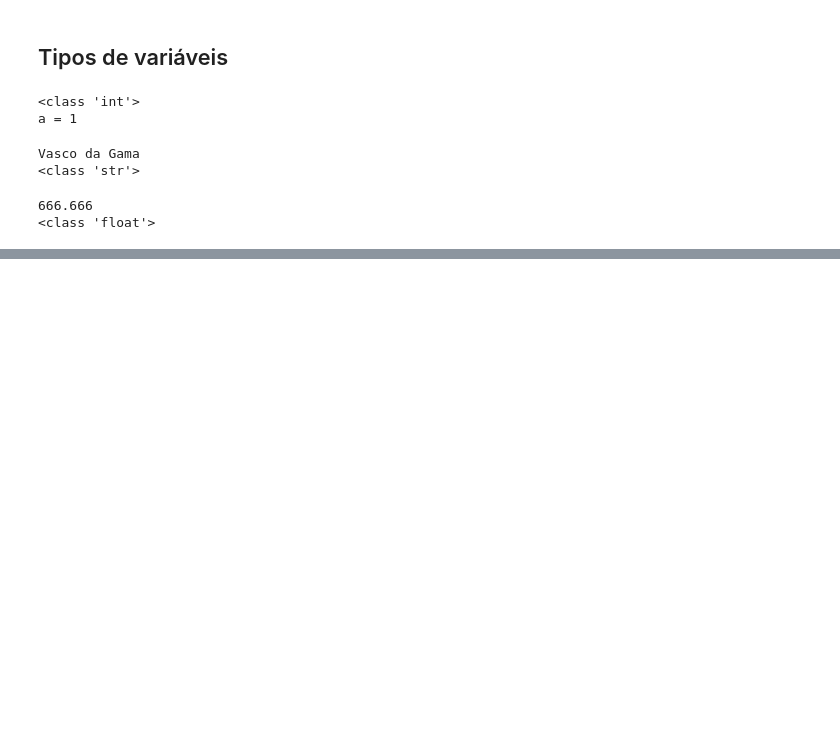
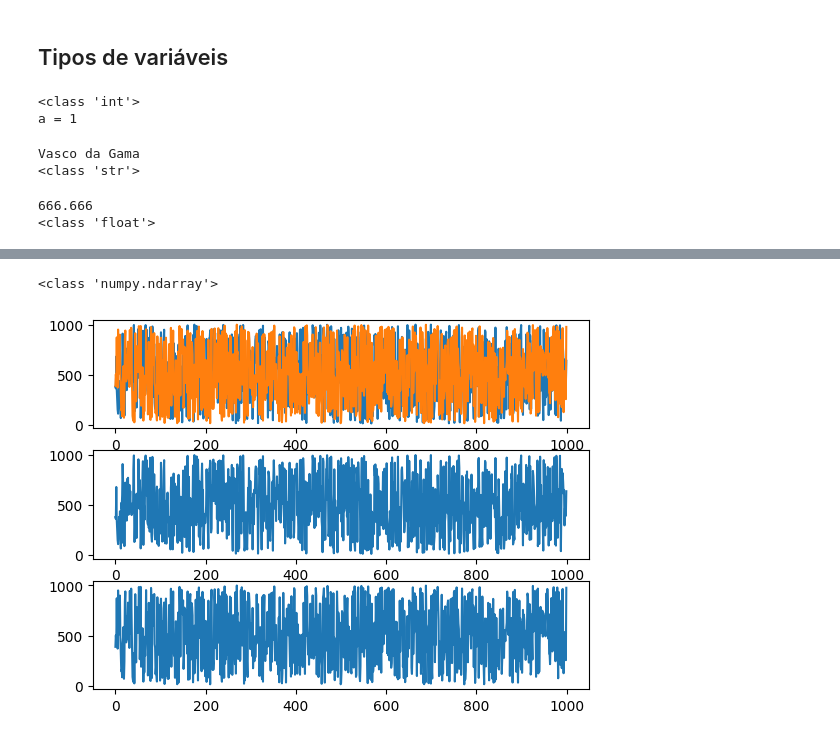
Before and after one commit to josehenriquehess/ENS5173_202401, a Jupyter notebook: Aula01.ipynb, the cells around one changed output, grey strips where cells are left out. Cells and saved outputs as stored; diff of their text form; code cells hidden in the pictures; blank space fills up the shorter version.

```diff
--- a/Aula01.ipynb
+++ b/Aula01.ipynb
@@ -32,0 +436,13 @@ print(type(d))
+# %%
+import numpy as np
+
+# Criando um vetor de dados aleatórios
+data = np.random.rand(1000,2)
+
+# Verificando o tamanho do vetor
+print(data.shape)
+print(np.size(data))
+
+# Print de uma amostra dos dados
+print(data[0:10])
+print(data[0:10].shape)
@@ -32,0 +463,6 @@ print(type(d))
+# %%
+# Usando Monte-Carlo
+dataMax = 1000
+dataMin = 10
+data = (dataMax - dataMin)*data + dataMin
+print(data[0:10])
@@ -32,0 +480,11 @@ print(type(d))
+# %%
+import matplotlib.pyplot as plt
+
+fig,ax = plt.subplots(3)
+ax[0].plot(data)
+ax[1].plot(data[:,0])
+ax[2].plot(data[:,1])
+print(type(data))
+# %% [output]
+<class 'numpy.ndarray'>
+[figure, added]
```
Also changed, not shown: parts of 92 cells of this notebook, 2 other files.
